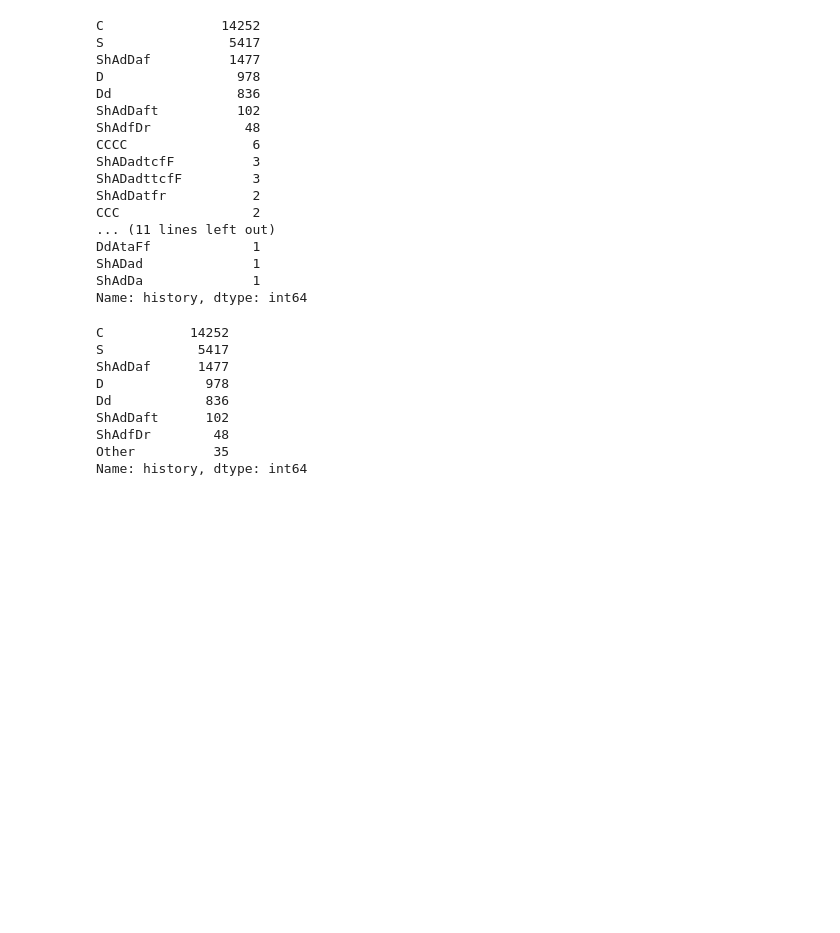
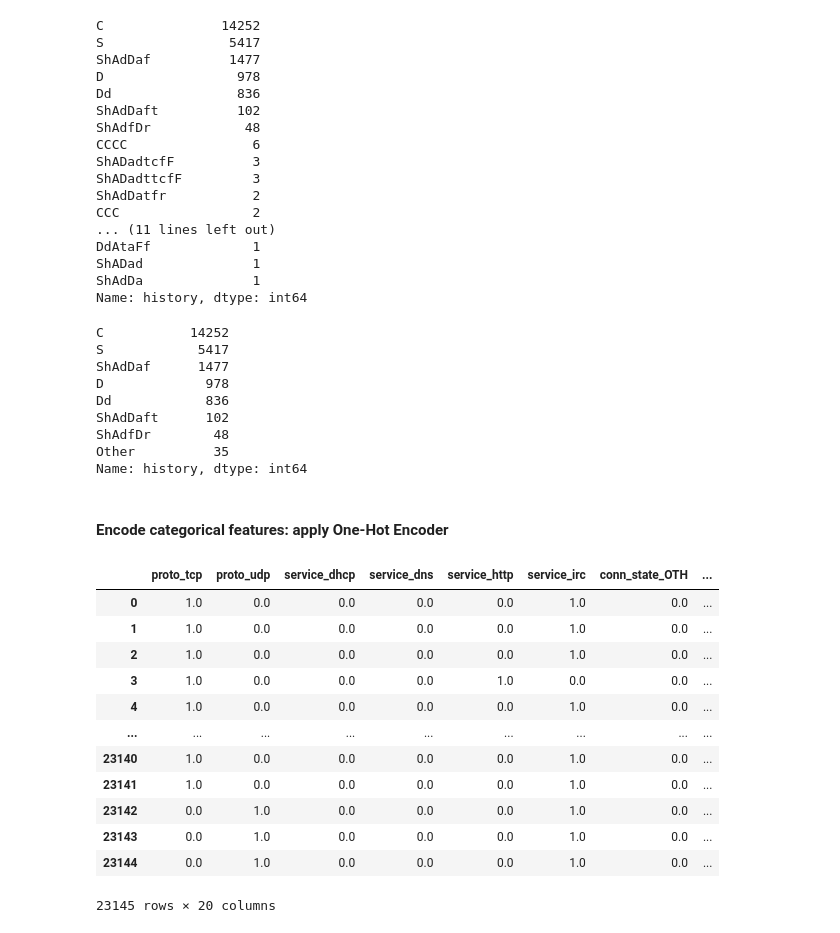
Before and after one commit to sinanw/ml-classification-malicious-network-traffic, a Jupyter notebook: main.ipynb, the cells around one changed output. Saved outputs shown, nothing was run; the diff lists cells and outputs as text; code cells hidden in the pictures; blank space fills up the shorter version.

```diff
--- a/main.ipynb
+++ b/main.ipynb
@@ -474,3 +513,31 @@ ShAdDaft      102
 ShAdfDr        48
 Other          35
 Name: history, dtype: int64
+# %% [markdown]
+#### Encode categorical features: apply One-Hot Encoder
+# %%
+#initialize the encoder with its default parameters
+ohe = OneHotEncoder()
+
+#fit the encoder to categorical features in the dataset
+encoded_features = ohe.fit_transform(data_df[categorical_features])
+
+#create a dataframe of encoded features
+encoded_features_df = pd.DataFrame(encoded_features.toarray(), columns=ohe.get_feature_names_out())
+
+#check the results of encoding
+encoded_features_df
+# %% [output]
+|  | proto_tcp | proto_udp | service_dhcp | service_dns | service_http | service_irc | conn_state_OTH | ... |
+| 0 | 1.0 | 0.0 | 0.0 | 0.0 | 0.0 | 1.0 | 0.0 | ... |
+| 1 | 1.0 | 0.0 | 0.0 | 0.0 | 0.0 | 1.0 | 0.0 | ... |
+| 2 | 1.0 | 0.0 | 0.0 | 0.0 | 0.0 | 1.0 | 0.0 | ... |
+| 3 | 1.0 | 0.0 | 0.0 | 0.0 | 1.0 | 0.0 | 0.0 | ... |
+| 4 | 1.0 | 0.0 | 0.0 | 0.0 | 0.0 | 1.0 | 0.0 | ... |
+| ... | ... | ... | ... | ... | ... | ... | ... | ... |
+| 23140 | 1.0 | 0.0 | 0.0 | 0.0 | 0.0 | 1.0 | 0.0 | ... |
+| 23141 | 1.0 | 0.0 | 0.0 | 0.0 | 0.0 | 1.0 | 0.0 | ... |
+| 23142 | 0.0 | 1.0 | 0.0 | 0.0 | 0.0 | 1.0 | 0.0 | ... |
+| 23143 | 0.0 | 1.0 | 0.0 | 0.0 | 0.0 | 1.0 | 0.0 | ... |
+| 23144 | 0.0 | 1.0 | 0.0 | 0.0 | 0.0 | 1.0 | 0.0 | ... |
+23145 rows × 20 columns
```
Also changed, not shown: parts of 19 cells of this notebook.
